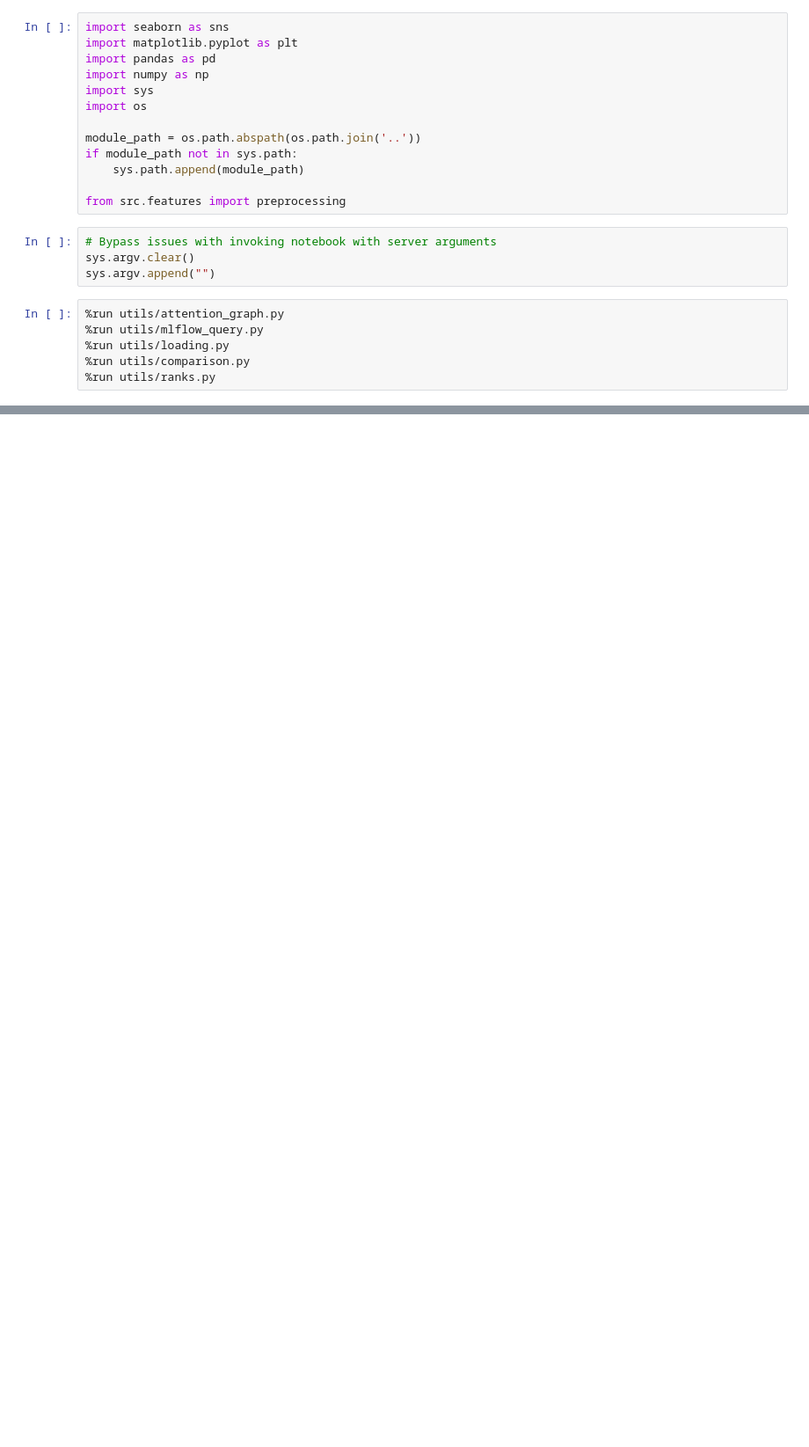
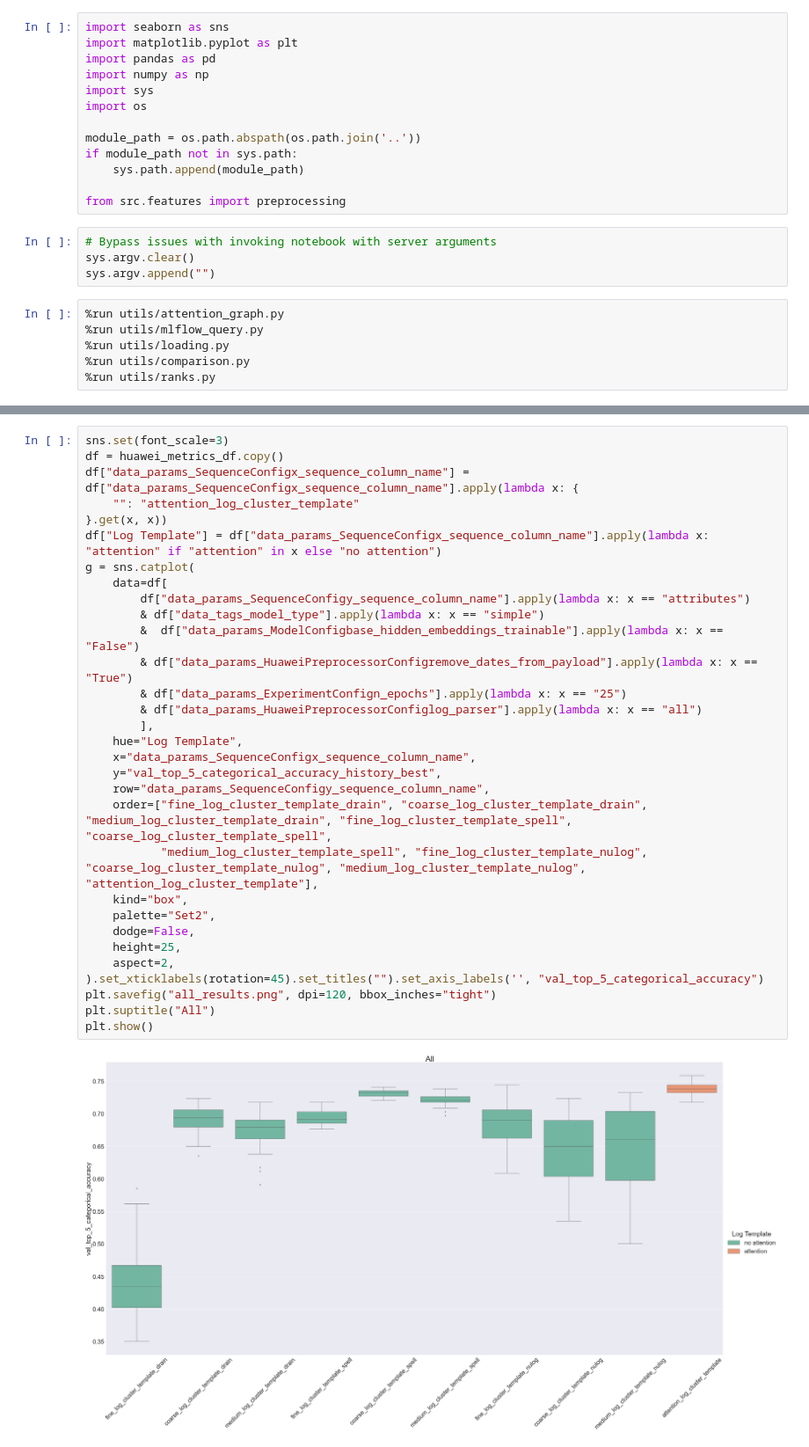
Before and after one commit to DerDoni/Domain-Guided-Monitoring, a Jupyter notebook: notebooks/Attention vs. no attention.ipynb, the cells around one changed output, grey strips where cells are left out. Shown at 88% size. Drawn from its saved outputs; the diff is of its cells as text; blank space fills up the shorter version.

```diff
--- a/notebooks/Attention vs. no attention.ipynb
+++ b/notebooks/Attention vs. no attention.ipynb
@@ -333,0 +126,33 @@ pd.merge(all_logs_df, spell_result_df, left_index=True, right_index=True, how="l
+# %%
+sns.set(font_scale=3)
+df = huawei_metrics_df.copy()
+df["data_params_SequenceConfigx_sequence_column_name"] = df["data_params_SequenceConfigx_sequence_column_name"].apply(lambda x: {
+    "": "attention_log_cluster_template"
+}.get(x, x))
+df["Log Template"] = df["data_params_SequenceConfigx_sequence_column_name"].apply(lambda x: "attention" if "attention" in x else "no attention")
+g = sns.catplot(
+    data=df[
+        df["data_params_SequenceConfigy_sequence_column_name"].apply(lambda x: x == "attributes")
+        & df["data_tags_model_type"].apply(lambda x: x == "simple")
+        &  df["data_params_ModelConfigbase_hidden_embeddings_trainable"].apply(lambda x: x == "False")
+        & df["data_params_HuaweiPreprocessorConfigremove_dates_from_payload"].apply(lambda x: x == "True")
+        & df["data_params_ExperimentConfign_epochs"].apply(lambda x: x == "25")
+        & df["data_params_HuaweiPreprocessorConfiglog_parser"].apply(lambda x: x == "all")
+        ],
+    hue="Log Template",
+    x="data_params_SequenceConfigx_sequence_column_name",
+    y="val_top_5_categorical_accuracy_history_best",
+    row="data_params_SequenceConfigy_sequence_column_name",
+    order=["fine_log_cluster_template_drain", "coarse_log_cluster_template_drain", "medium_log_cluster_template_drain", "fine_log_cluster_template_spell", "coarse_log_cluster_template_spell",
+           "medium_log_cluster_template_spell", "fine_log_cluster_template_nulog", "coarse_log_cluster_template_nulog", "medium_log_cluster_template_nulog", "attention_log_cluster_template"],
+    kind="box",
+    palette="Set2",
+    dodge=False,
+    height=25,
+    aspect=2,
+).set_xticklabels(rotation=45).set_titles("").set_axis_labels('', "val_top_5_categorical_accuracy")
+plt.savefig("all_results.png", dpi=120, bbox_inches="tight")
+plt.suptitle("All")
+plt.show()
+# %% [output]
+[figure, added]
```
Also changed, not shown: parts of 41 cells of this notebook, 1 other file.
